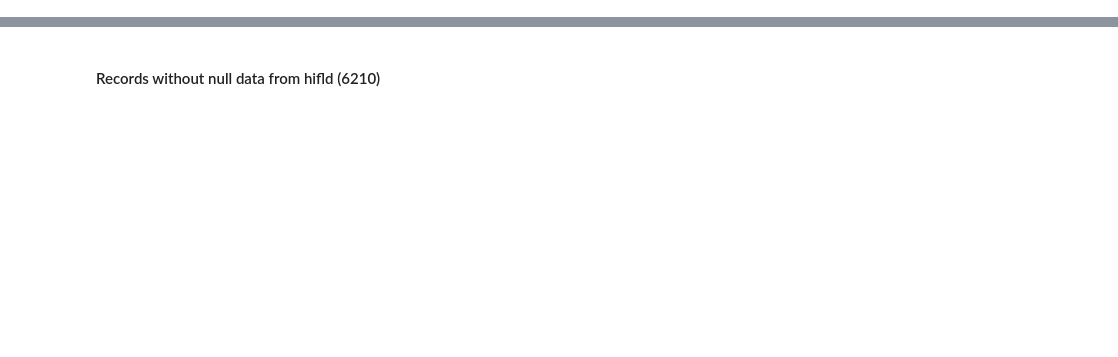
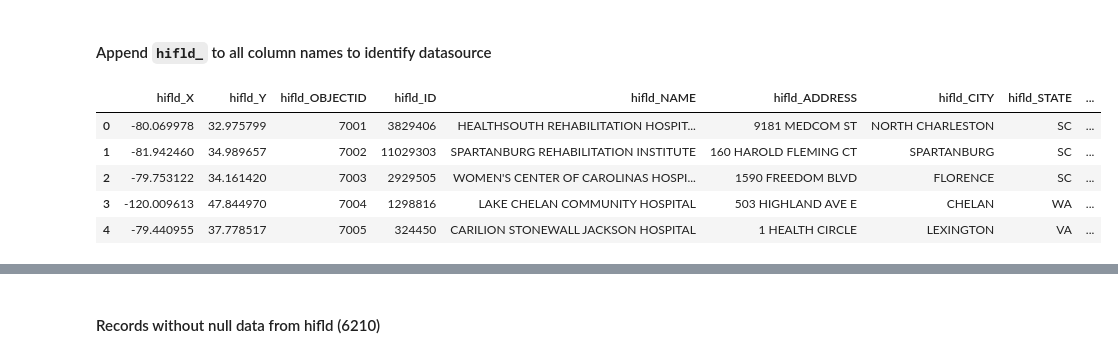
Before and after one commit to covidcaremap/covid19-healthsystemcapacity, a Jupyter notebook: nbs/hifld-licensed-bed-counts-for-all-US-health-facilities.ipynb, the cells around one changed output, grey strips where cells are left out. Drawn from its saved outputs; the diff is of its cells as text; code cells hidden in the pictures; blank space fills up the shorter version.

```diff
--- a/nbs/hifld-licensed-bed-counts-for-all-US-health-facilities.ipynb
+++ b/nbs/hifld-licensed-bed-counts-for-all-US-health-facilities.ipynb
@@ -1 +18,3 @@
+# %%
+hifld_file_path = '../data/hifld-hospitals.csv'
 # %%
@@ -13,2 +42,4 @@ hifld_df.dtypes
+# %%
+hifld_df = pd.read_csv(hifld_file_path, encoding='utf-8')
 # %%
 hifld_df.head()
@@ -14,0 +53,13 @@ hifld_df.head()
+# %% [markdown]
+#### Append `hifld_` to all column names to identify datasource
+# %%
+hifld_df = hifld_df.add_prefix('hifld_')
+# %%
+hifld_df.head()
+# %% [output]
+|  | hifld_X | hifld_Y | hifld_OBJECTID | hifld_ID | hifld_NAME | hifld_ADDRESS | hifld_CITY | hifld_STATE | ... |
+| 0 | -80.069978 | 32.975799 | 7001 | 3829406 | HEALTHSOUTH REHABILITATION HOSPIT... | 9181 MEDCOM ST | NORTH CHARLESTON | SC | ... |
+| 1 | -81.942460 | 34.989657 | 7002 | 11029303 | SPARTANBURG REHABILITATION INSTITUTE | 160 HAROLD FLEMING CT | SPARTANBURG | SC | ... |
+| 2 | -79.753122 | 34.161420 | 7003 | 2929505 | WOMEN'S CENTER OF CAROLINAS HOSPI... | 1590 FREEDOM BLVD | FLORENCE | SC | ... |
+| 3 | -120.009613 | 47.844970 | 7004 | 1298816 | LAKE CHELAN COMMUNITY HOSPITAL | 503 HIGHLAND AVE E | CHELAN | WA | ... |
+| 4 | -79.440955 | 37.778517 | 7005 | 324450 | CARILION STONEWALL JACKSON HOSPITAL | 1 HEALTH CIRCLE | LEXINGTON | VA | ... |
```
Also changed, not shown: parts of 106 cells of this notebook.
